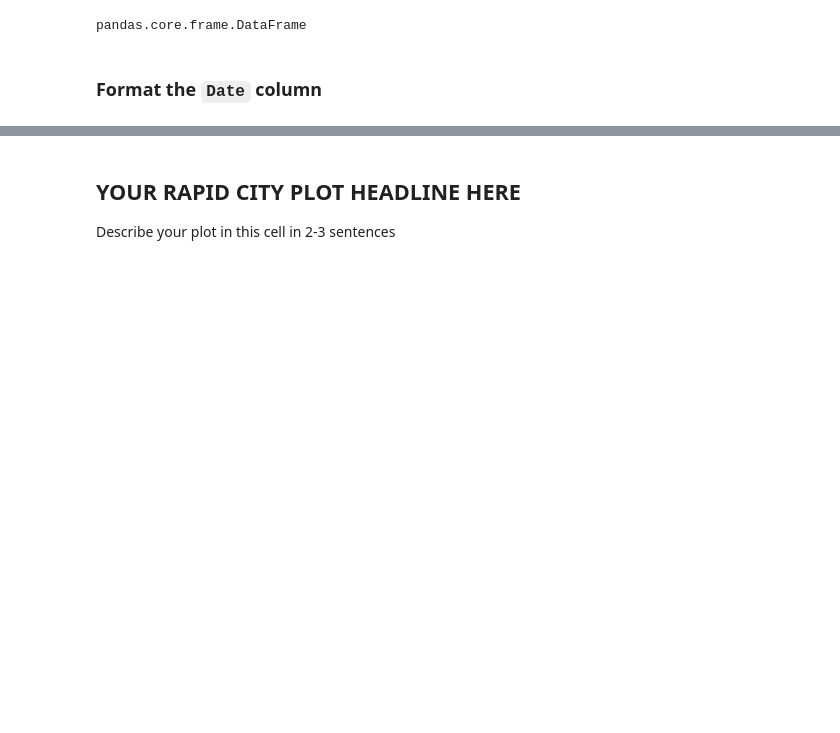
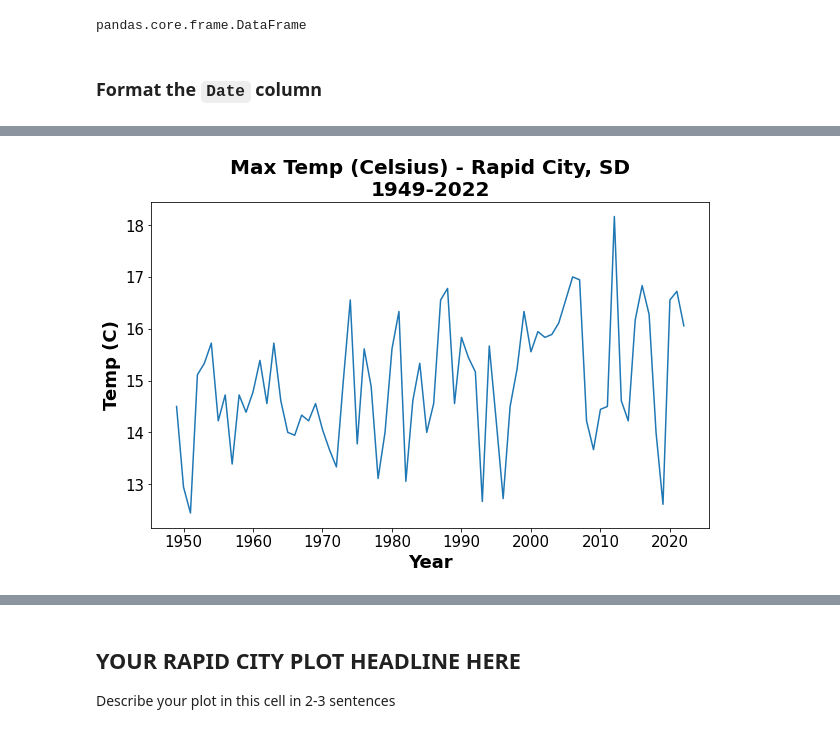
Before and after one commit to nquarder/get-started-with-reproducible-science-nquarder, a Jupyter notebook: Get Started with Open Reproducible Science!.ipynb, the cells around one changed output, grey strips where cells are left out. Cells and saved outputs as stored; diff of their text form; code cells hidden in the pictures; blank space fills up the shorter version.

````diff
--- a/Get Started with Open Reproducible Science!.ipynb
+++ b/Get Started with Open Reproducible Science!.ipynb
@@ -297,0 +288,4 @@ dataframe
+# %%
+# Remove the 12 from data column by //
+rapid_city_tmax_df.iloc[:,0] = rapid_city_tmax_df.iloc[:,0] // 100
+rapid_city_tmax_df
@@ -340,8 +344,6 @@ The cell below converts the data to Celcius, using Python mathematical **operato
         dataframe['temp_c'] = dataframe['temp_f'].apply(convert)
         ```
 # %%
-#convert to celcius
-dataframe.iloc[:,1] = dataframe.iloc[:,1] - 32 * 5 / 9
-dataframe
-# YOUR CODE HERE
-raise NotImplementedError()
+# Convert to celcius
+rapid_city_tmax_df.iloc[:,1] = (rapid_city_tmax_df.iloc[:,1] - 32) * 5 / 9
+rapid_city_tmax_df
@@ -379,3 +390,25 @@ raise NotImplementedError()
+# %%
+fig, ax = plt.subplots()
+rapid_city_tmax_df.plot(
+    ax=ax,
+    x='Date',
+    y='Temp',
+    #xlabel='Year',
+    #ylabel='Temp (C)',
+    legend=False,
+    figsize=(10,6),
+    fontsize=15,
+    )
+
+ax.set_title('Max Temp (Celsius) - Rapid City, SD\n1949-2022',
+            fontsize= 20,
+            weight='bold')
+
+ax.set_xlabel('Year',fontsize = 18, weight='bold') # xlabel
+ax.set_ylabel('Temp (C)', fontsize = 18, weight='bold') # ylabel
+plt.show()
+# %% [output]
+[figure, added]
 # %% [markdown]
 ## Describe your plot **in the Markdown cell below**
 
````
Also changed, not shown: parts of 11 cells of this notebook.
